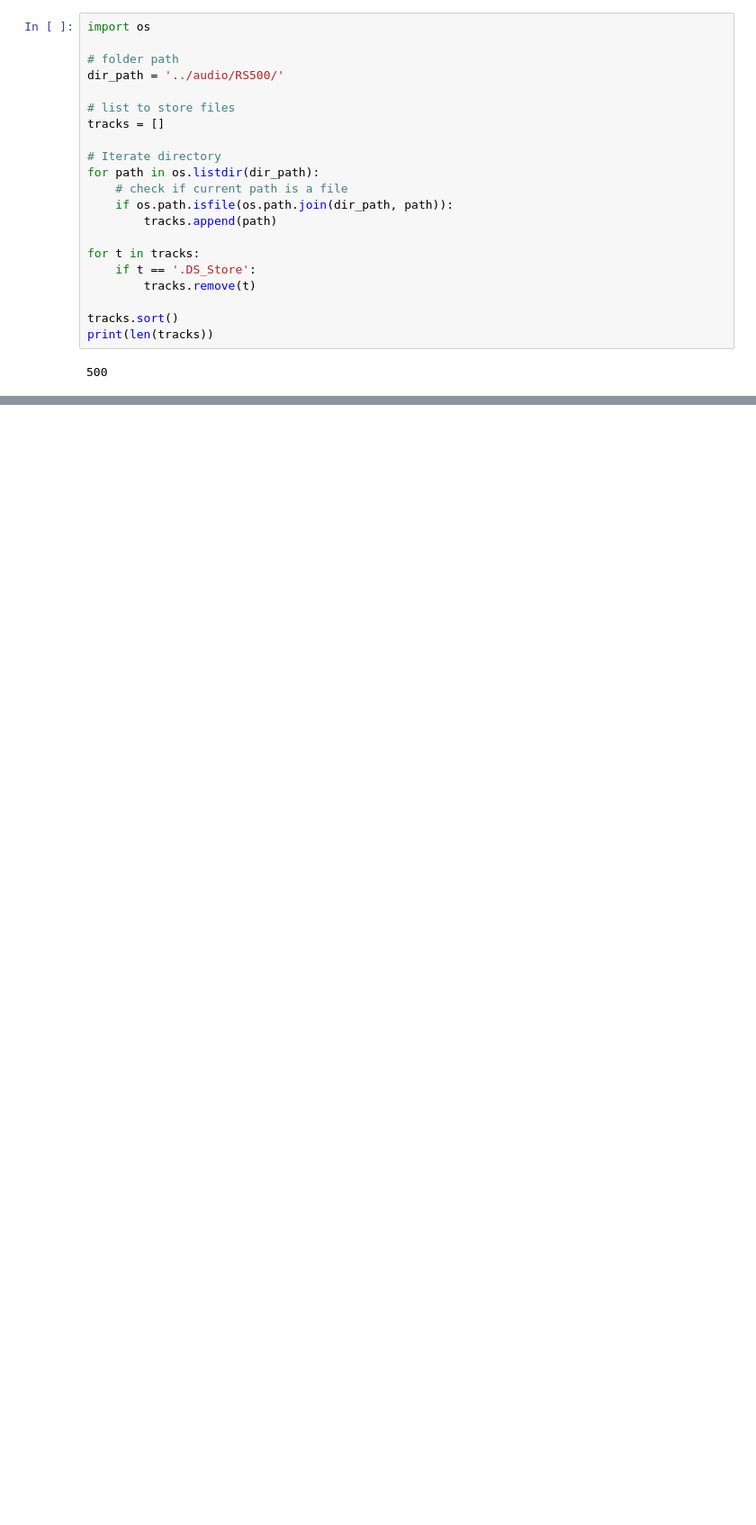
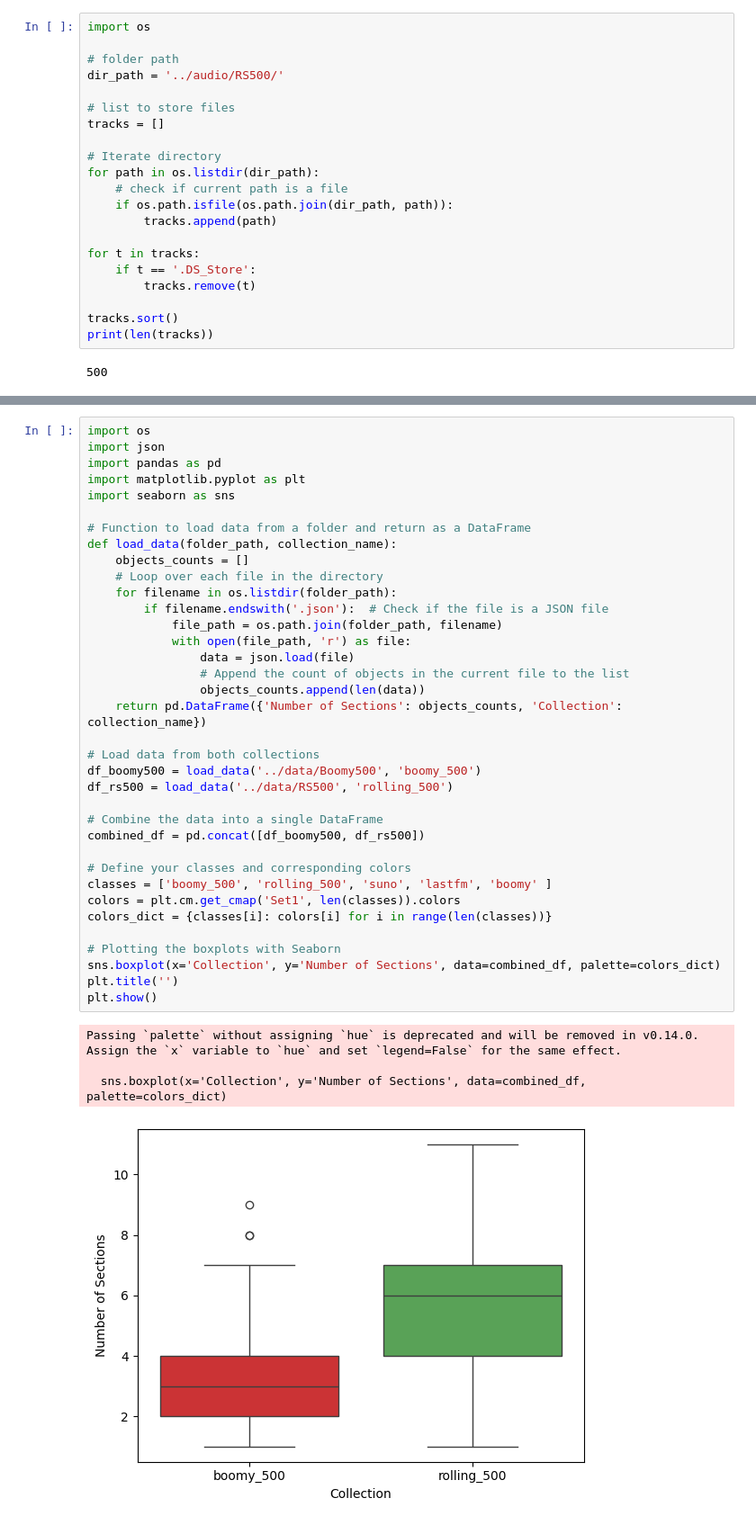
Before and after one commit to Dazzid/Boomy_MIR, a Jupyter notebook: src/structure.ipynb, the cells around one changed output, grey strips where cells are left out. Shown: that part at 90% size. Saved outputs shown, nothing was run; the diff lists cells and outputs as text; blank space fills up the shorter version.

```diff
--- a/src/structure.ipynb
+++ b/src/structure.ipynb
@@ -443 +644,42 @@ print(len(tracks))
+# %%
+import os
+import json
+import pandas as pd
+import matplotlib.pyplot as plt
+import seaborn as sns
+
+# Function to load data from a folder and return as a DataFrame
+def load_data(folder_path, collection_name):
+    objects_counts = []
+    # Loop over each file in the directory
+    for filename in os.listdir(folder_path):
+        if filename.endswith('.json'):  # Check if the file is a JSON file
+            file_path = os.path.join(folder_path, filename)
+            with open(file_path, 'r') as file:
+                data = json.load(file)
+                # Append the count of objects in the current file to the list
+                objects_counts.append(len(data))
+    return pd.DataFrame({'Number of Sections': objects_counts, 'Collection': collection_name})
+
+# Load data from both collections
+df_boomy500 = load_data('../data/Boomy500', 'boomy_500')
+df_rs500 = load_data('../data/RS500', 'rolling_500')
+
+# Combine the data into a single DataFrame
+combined_df = pd.concat([df_boomy500, df_rs500])
+
+# Define your classes and corresponding colors
+classes = ['boomy_500', 'rolling_500', 'suno', 'lastfm', 'boomy' ]
+colors = plt.cm.get_cmap('Set1', len(classes)).colors
+colors_dict = {classes[i]: colors[i] for i in range(len(classes))}
+
+# Plotting the boxplots with Seaborn
+sns.boxplot(x='Collection', y='Number of Sections', data=combined_df, palette=colors_dict)
+plt.title('')
+plt.show()
+# %% [output]
+Passing `palette` without assigning `hue` is deprecated and will be removed in v0.14.0. Assign the `x` variable to `hue` and set `legend=False` for the same effect.
+
+  sns.boxplot(x='Collection', y='Number of Sections', data=combined_df, palette=colors_dict)
+[figure, added]
 # %%
```
Also changed, not shown: parts of 16 cells of this notebook.
